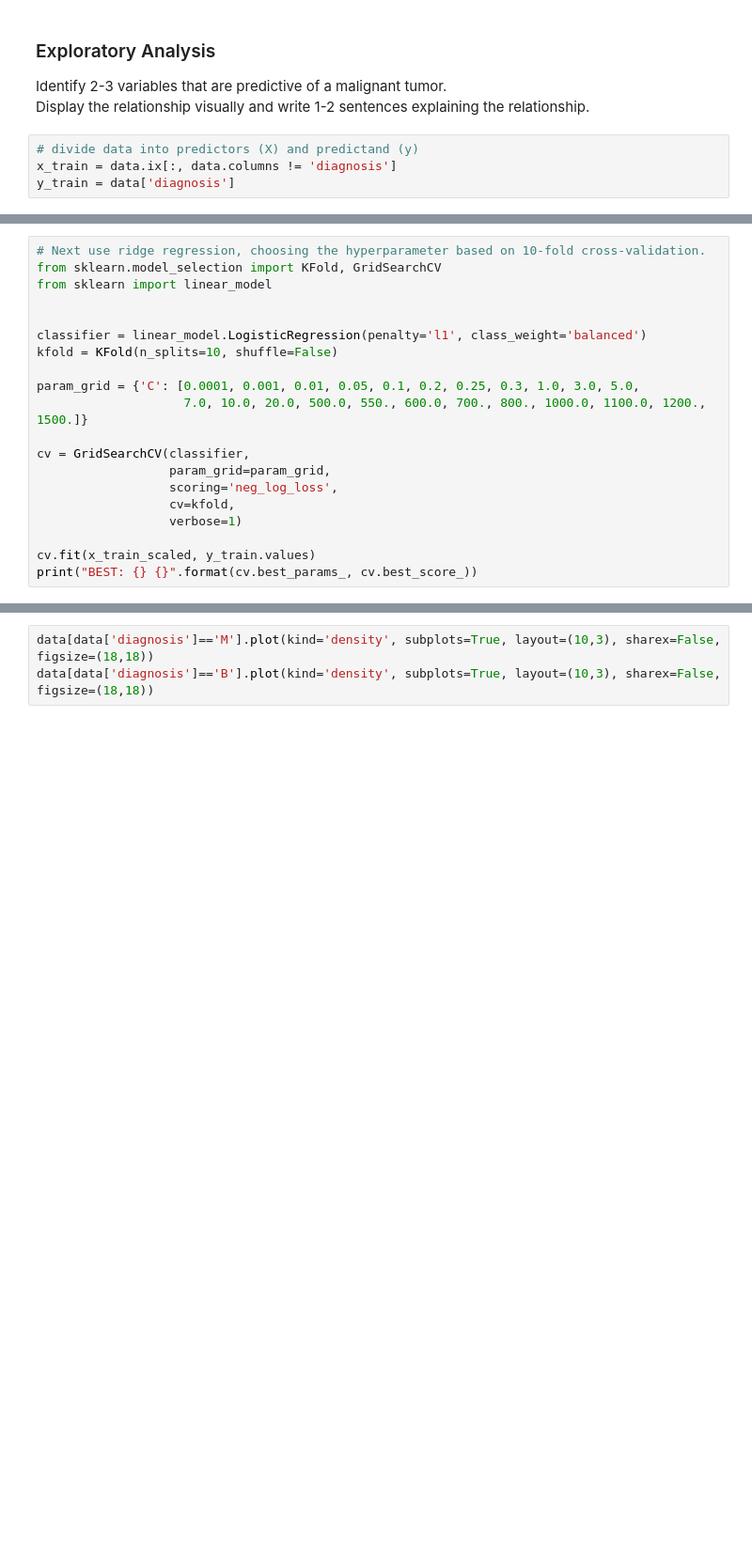
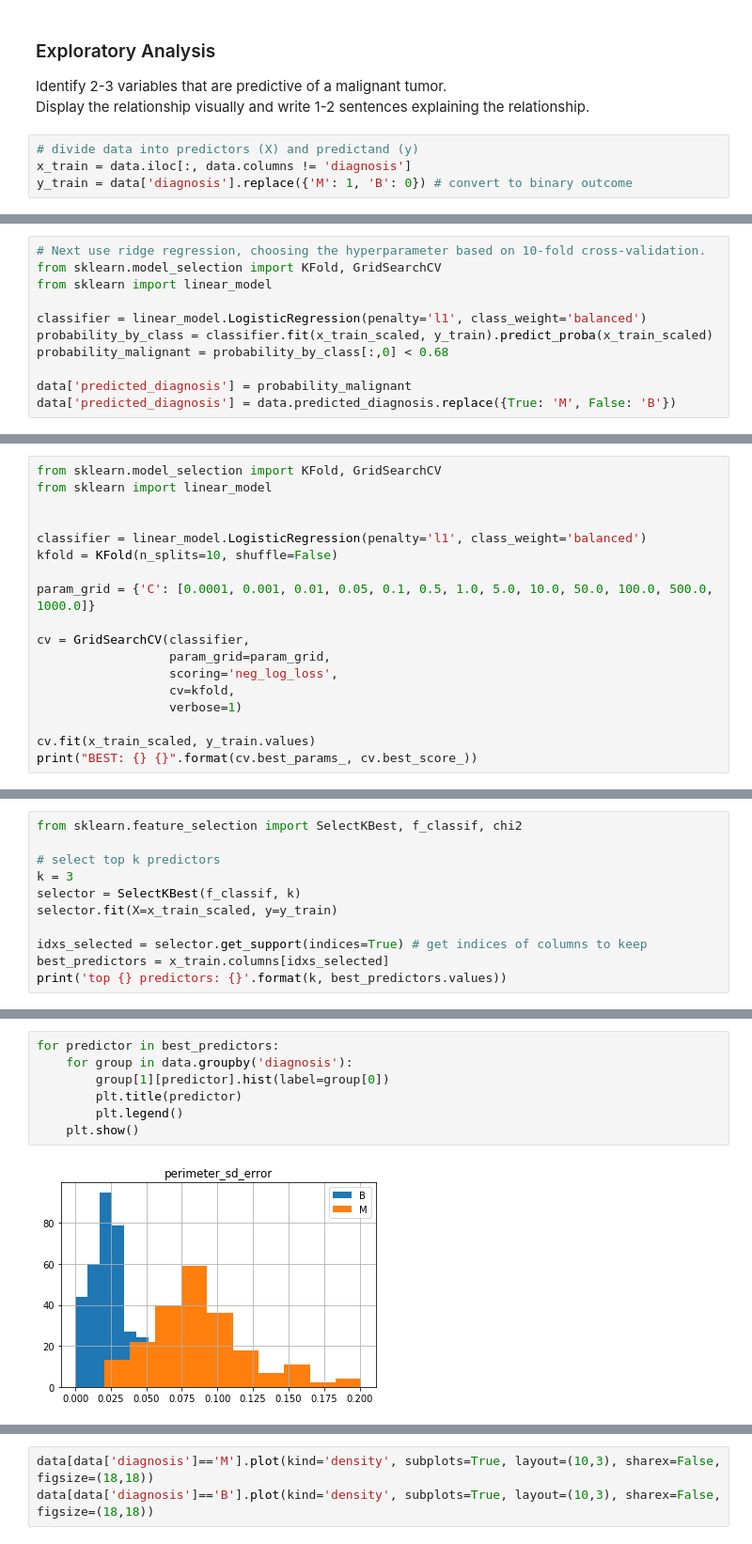
Before and after one commit to Ecohen4/ensemble-learning, a Jupyter notebook: DSI.ipynb, the cells around one changed output, grey strips where cells are left out. Shown at 94% size. Cells and saved outputs as stored; diff of their text form; blank space fills up the shorter version.

```diff
--- a/DSI.ipynb
+++ b/DSI.ipynb
@@ -76,5 +79,5 @@ Identify 2-3 variables that are predictive of a malignant tumor.
 Display the relationship visually and write 1-2 sentences explaining the relationship.
 # %%
 # divide data into predictors (X) and predictand (y)
-x_train = data.ix[:, data.columns != 'diagnosis']
-y_train = data['diagnosis']
+x_train = data.iloc[:, data.columns != 'diagnosis']
+y_train = data['diagnosis'].replace({'M': 1, 'B': 0}) # convert to binary outcome
@@ -122,0 +92,11 @@ these should be one:
+# %%
+# Next use ridge regression, choosing the hyperparameter based on 10-fold cross-validation.
+from sklearn.model_selection import KFold, GridSearchCV
+from sklearn import linear_model
+
+classifier = linear_model.LogisticRegression(penalty='l1', class_weight='balanced')
+probability_by_class = classifier.fit(x_train_scaled, y_train).predict_proba(x_train_scaled)
+probability_malignant = probability_by_class[:,0] < 0.68
+
+data['predicted_diagnosis'] = probability_malignant
+data['predicted_diagnosis'] = data.predicted_diagnosis.replace({True: 'M', False: 'B'})
@@ -123,5 +116,4 @@ these should be one:
 # %%
-# Next use ridge regression, choosing the hyperparameter based on 10-fold cross-validation.
 from sklearn.model_selection import KFold, GridSearchCV
 from sklearn import linear_model
 
@@ -129,8 +121,7 @@ from sklearn import linear_model
 classifier = linear_model.LogisticRegression(penalty='l1', class_weight='balanced')
 kfold = KFold(n_splits=10, shuffle=False)
 
-param_grid = {'C': [0.0001, 0.001, 0.01, 0.05, 0.1, 0.2, 0.25, 0.3, 1.0, 3.0, 5.0,
-                    7.0, 10.0, 20.0, 500.0, 550., 600.0, 700., 800., 1000.0, 1100.0, 1200., 1500.]}
+param_grid = {'C': [0.0001, 0.001, 0.01, 0.05, 0.1, 0.5, 1.0, 5.0, 10.0, 50.0, 100.0, 500.0, 1000.0]}
 
 cv = GridSearchCV(classifier,
                   param_grid=param_grid,
@@ -146,0 +138,11 @@ BEST: {'C': 0.3} -0.096947666635038
+# %%
+from sklearn.feature_selection import SelectKBest, f_classif, chi2
+
+# select top k predictors
+k = 3
+selector = SelectKBest(f_classif, k)
+selector.fit(X=x_train_scaled, y=y_train)
+
+idxs_selected = selector.get_support(indices=True) # get indices of columns to keep
+best_predictors = x_train.columns[idxs_selected]
+print('top {} predictors: {}'.format(k, best_predictors.values))
@@ -146,0 +151,9 @@ BEST: {'C': 0.3} -0.096947666635038
+# %%
+for predictor in best_predictors:
+    for group in data.groupby('diagnosis'):
+        group[1][predictor].hist(label=group[0])
+        plt.title(predictor)
+        plt.legend()
+    plt.show()
+# %% [output]
+[figure, added]
```
Also changed, not shown: parts of 13 cells of this notebook.
